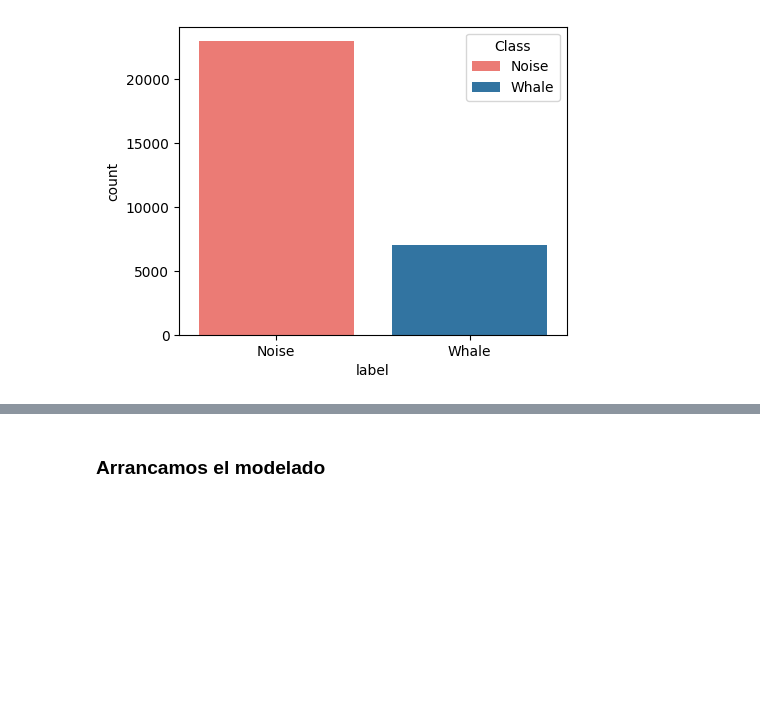
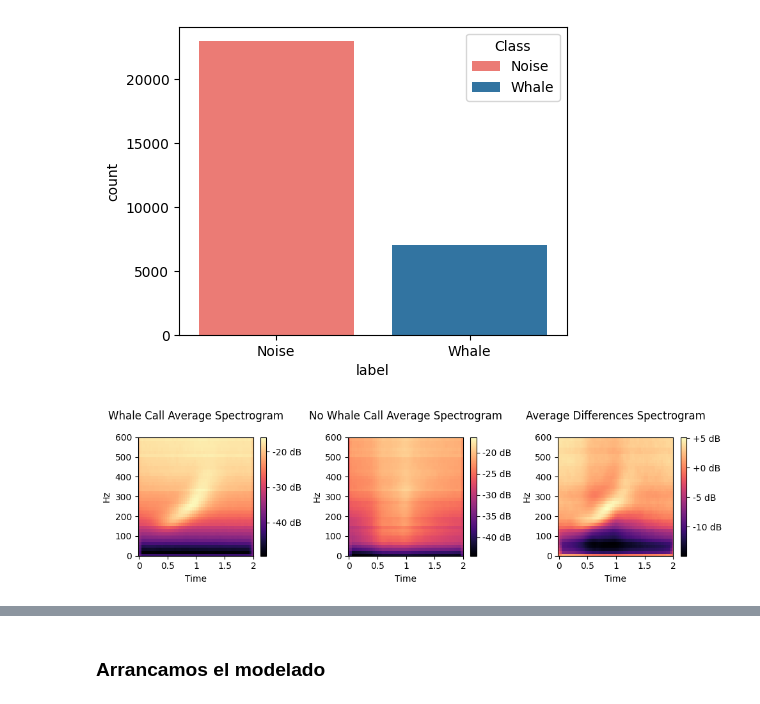
Before and after one commit to martinbianchi0/whale_challenge, a Jupyter notebook: notebook.ipynb, the cells around one changed output, grey strips where cells are left out. Saved outputs shown, nothing was run; the diff lists cells and outputs as text; code cells hidden in the pictures; blank space fills up the shorter version.

```diff
--- a/notebook.ipynb
+++ b/notebook.ipynb
@@ -28,9 +29,9 @@ from sklearn.decomposition import PCA
 SEED = 3            # semilla para reproductibilidad
 SR = 2000           # sampling rate
 N_FFT = 256         # tamaño de la ventana
-HOP_LENGTH = 64     # salto entre frames
-N_MELS = 50         # frequency bins (resolución)
-MAX_FREQ = 600      # máxima frecuencia para los espectrogramas --ponerlo en 500--
+HOP_LENGTH = 63     # salto entre frames
+N_MELS = 64         # frequency bins (resolución)
+MAX_FREQ = 600      # máxima frecuencia para los espectrogramas
 # %% [markdown]
 ### Cargamos los datos y los visualizamos
 # %%
@@ -308,6 +309,8 @@ show_class_balance(audio_df)
 # %% [output]
 [figure]
 # %%
-# plot_average_spectrograms(audio_df)
+plot_average_spectrograms(audio_df)
+# %% [output]
+[figure, added]
 # %%
 audio_features_df = extract_acoustic_features(audio_df)
```
Also changed, not shown: parts of 29 cells of this notebook.
